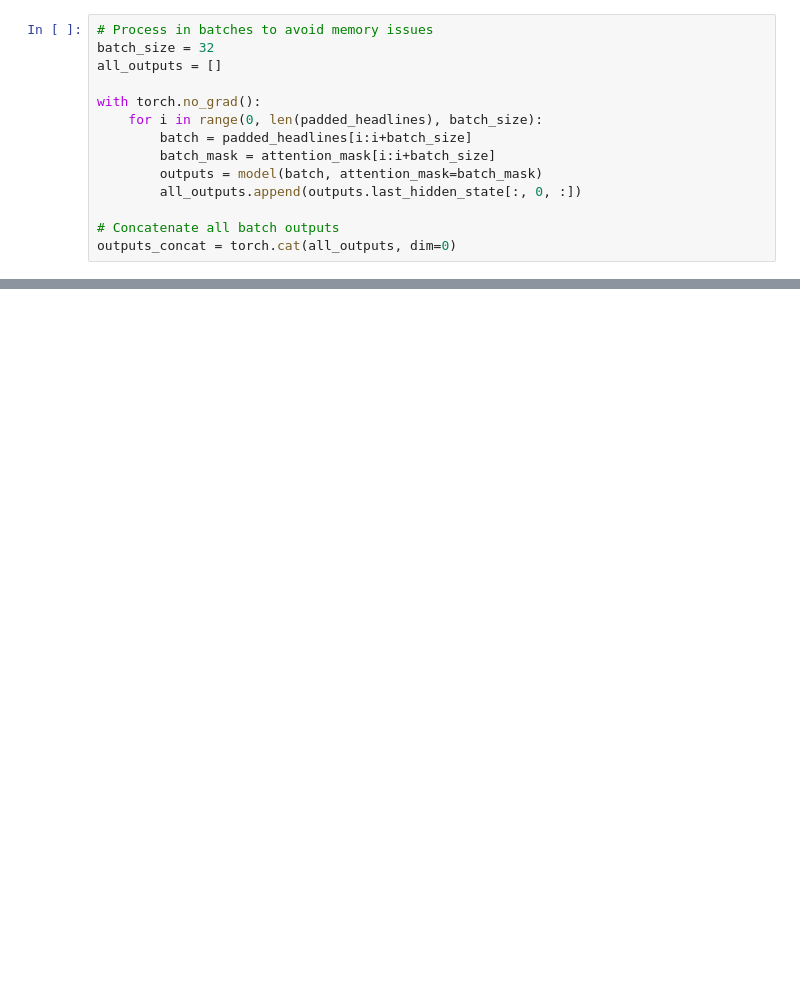
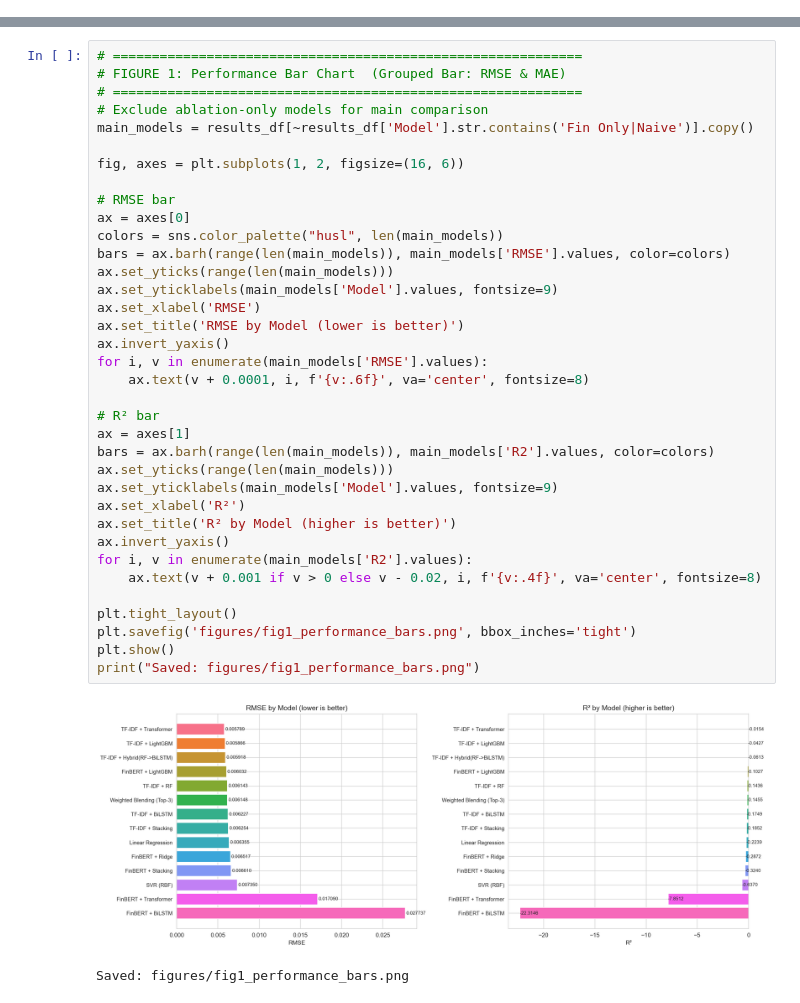
Before and after one commit to wkdkfl/predict-ETF-price, a Jupyter notebook: UK/UK_modeling.ipynb, the cells around one changed output, grey strips where cells are left out. Drawn from its saved outputs; the diff is of its cells as text; blank space fills up the shorter version.

Commit message:
Update data model

```diff
--- a/UK/UK_modeling.ipynb
+++ b/UK/UK_modeling.ipynb
@@ -703,14 +0,0 @@ attention_mask = (padded_headlines != 0).float()
-# %%
-# Process in batches to avoid memory issues
-batch_size = 32
-all_outputs = []
-
-with torch.no_grad():
-    for i in range(0, len(padded_headlines), batch_size):
-        batch = padded_headlines[i:i+batch_size]
-        batch_mask = attention_mask[i:i+batch_size]
-        outputs = model(batch, attention_mask=batch_mask)
-        all_outputs.append(outputs.last_hidden_state[:, 0, :])
-
-# Concatenate all batch outputs
-outputs_concat = torch.cat(all_outputs, dim=0)
@@ -1156,0 +1024,39 @@ R²: 0.9874
+# %%
+# ============================================================
+# FIGURE 1: Performance Bar Chart  (Grouped Bar: RMSE & MAE)
+# ============================================================
+# Exclude ablation-only models for main comparison
+main_models = results_df[~results_df['Model'].str.contains('Fin Only|Naive')].copy()
+
+fig, axes = plt.subplots(1, 2, figsize=(16, 6))
+
+# RMSE bar
+ax = axes[0]
+colors = sns.color_palette("husl", len(main_models))
+bars = ax.barh(range(len(main_models)), main_models['RMSE'].values, color=colors)
+ax.set_yticks(range(len(main_models)))
+ax.set_yticklabels(main_models['Model'].values, fontsize=9)
+ax.set_xlabel('RMSE')
+ax.set_title('RMSE by Model (lower is better)')
+ax.invert_yaxis()
+for i, v in enumerate(main_models['RMSE'].values):
+    ax.text(v + 0.0001, i, f'{v:.6f}', va='center', fontsize=8)
+
+# R² bar
+ax = axes[1]
+bars = ax.barh(range(len(main_models)), main_models['R2'].values, color=colors)
+ax.set_yticks(range(len(main_models)))
+ax.set_yticklabels(main_models['Model'].values, fontsize=9)
+ax.set_xlabel('R²')
+ax.set_title('R² by Model (higher is better)')
+ax.invert_yaxis()
+for i, v in enumerate(main_models['R2'].values):
+    ax.text(v + 0.001 if v > 0 else v - 0.02, i, f'{v:.4f}', va='center', fontsize=8)
+
+plt.tight_layout()
+plt.savefig('figures/fig1_performance_bars.png', bbox_inches='tight')
+plt.show()
+print("Saved: figures/fig1_performance_bars.png")
+# %% [output]
+[figure, added]
+Saved: figures/fig1_performance_bars.png
```
Also changed, not shown: parts of 89 cells of this notebook, 26 other files.
